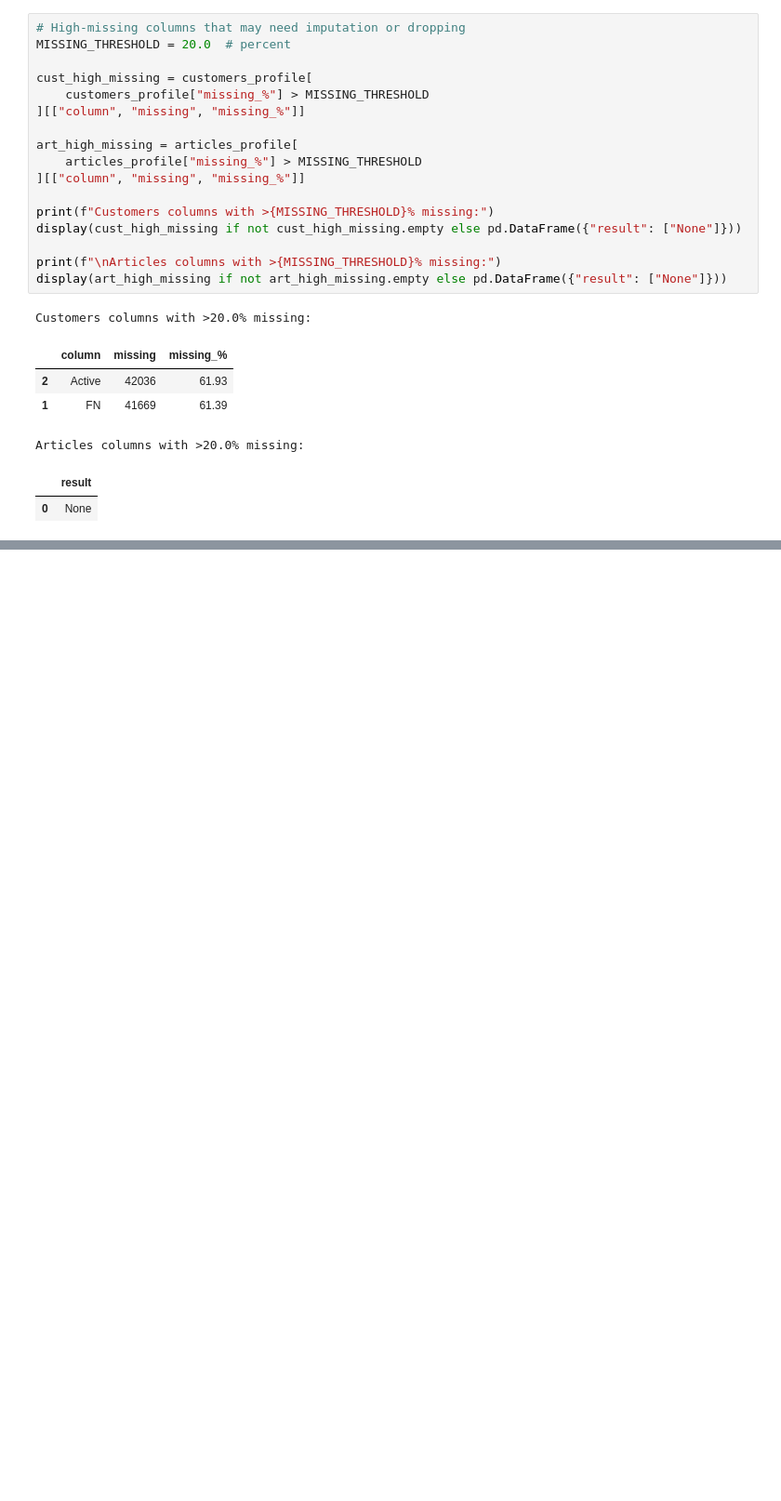
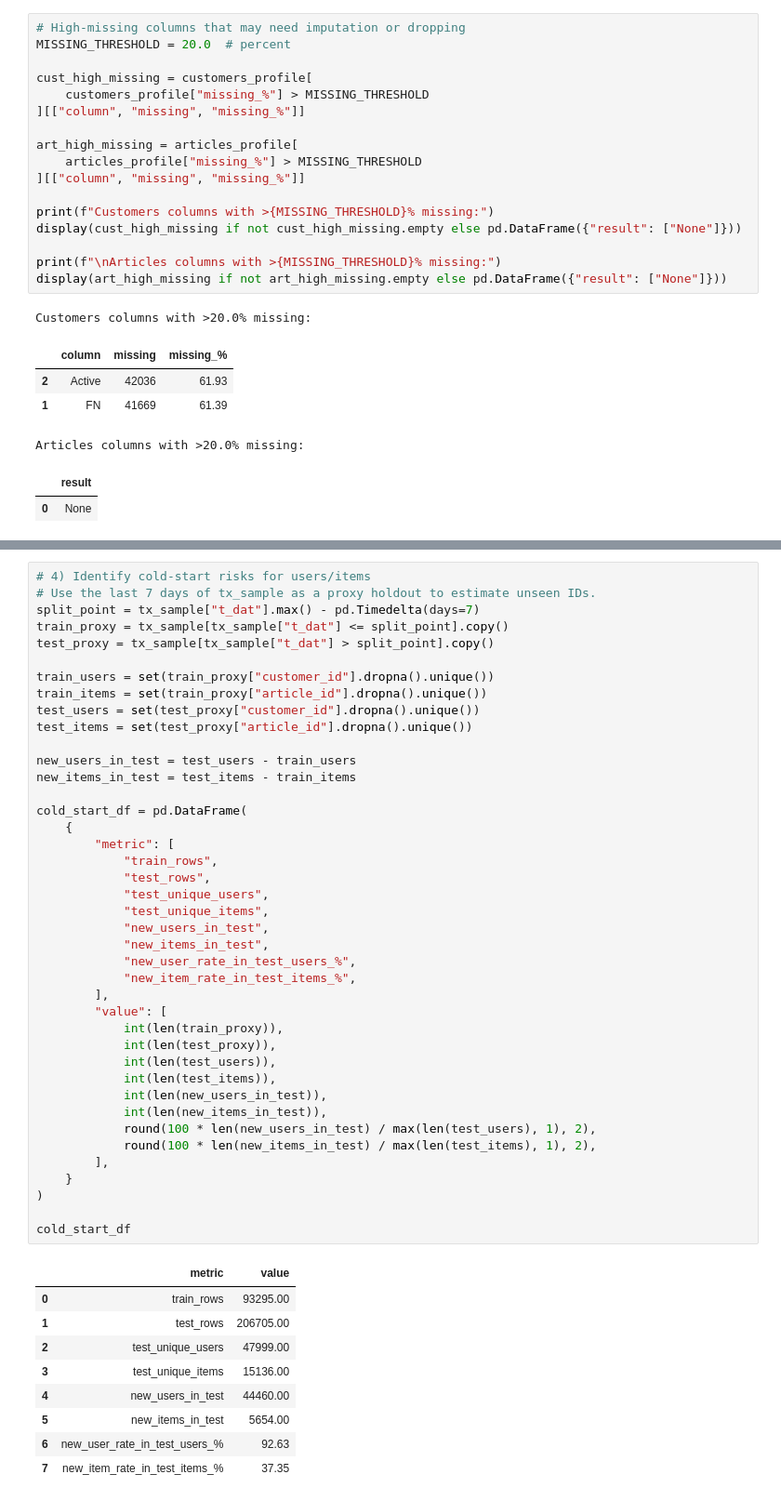
Before and after one commit to Chikire/Reco-Nova, a Jupyter notebook: notebooks/EDA_notebook.ipynb, the cells around one changed output, grey strips where cells are left out. Shown at 93% size. Drawn from its saved outputs; the diff is of its cells as text; blank space fills up the shorter version.

```diff
--- a/notebooks/EDA_notebook.ipynb
+++ b/notebooks/EDA_notebook.ipynb
@@ -505,0 +667,51 @@ summary
+# %%
+# 4) Identify cold-start risks for users/items
+# Use the last 7 days of tx_sample as a proxy holdout to estimate unseen IDs.
+split_point = tx_sample["t_dat"].max() - pd.Timedelta(days=7)
+train_proxy = tx_sample[tx_sample["t_dat"] <= split_point].copy()
+test_proxy = tx_sample[tx_sample["t_dat"] > split_point].copy()
+
+train_users = set(train_proxy["customer_id"].dropna().unique())
+train_items = set(train_proxy["article_id"].dropna().unique())
+test_users = set(test_proxy["customer_id"].dropna().unique())
+test_items = set(test_proxy["article_id"].dropna().unique())
+
+new_users_in_test = test_users - train_users
+new_items_in_test = test_items - train_items
+
+cold_start_df = pd.DataFrame(
+    {
+        "metric": [
+            "train_rows",
+            "test_rows",
+            "test_unique_users",
+            "test_unique_items",
+            "new_users_in_test",
+            "new_items_in_test",
+            "new_user_rate_in_test_users_%",
+            "new_item_rate_in_test_items_%",
+        ],
+        "value": [
+            int(len(train_proxy)),
+            int(len(test_proxy)),
+            int(len(test_users)),
+            int(len(test_items)),
+            int(len(new_users_in_test)),
+            int(len(new_items_in_test)),
+            round(100 * len(new_users_in_test) / max(len(test_users), 1), 2),
+            round(100 * len(new_items_in_test) / max(len(test_items), 1), 2),
+        ],
+    }
+)
+
+cold_start_df
+# %% [output]
+|  | metric | value |
+| 0 | train_rows | 93295.00 |
+| 1 | test_rows | 206705.00 |
+| 2 | test_unique_users | 47999.00 |
+| 3 | test_unique_items | 15136.00 |
+| 4 | new_users_in_test | 44460.00 |
+| 5 | new_items_in_test | 5654.00 |
+| 6 | new_user_rate_in_test_users_% | 92.63 |
+| 7 | new_item_rate_in_test_items_% | 37.35 |
```
Also changed, not shown: parts of 8 cells of this notebook.
